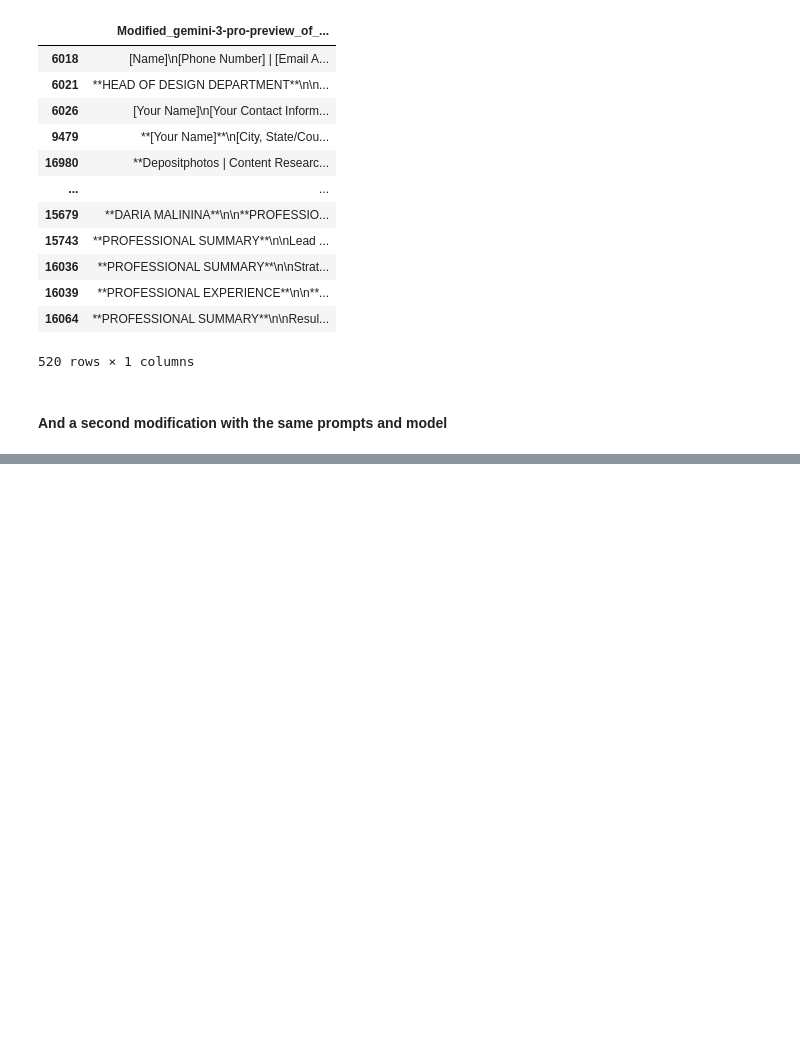
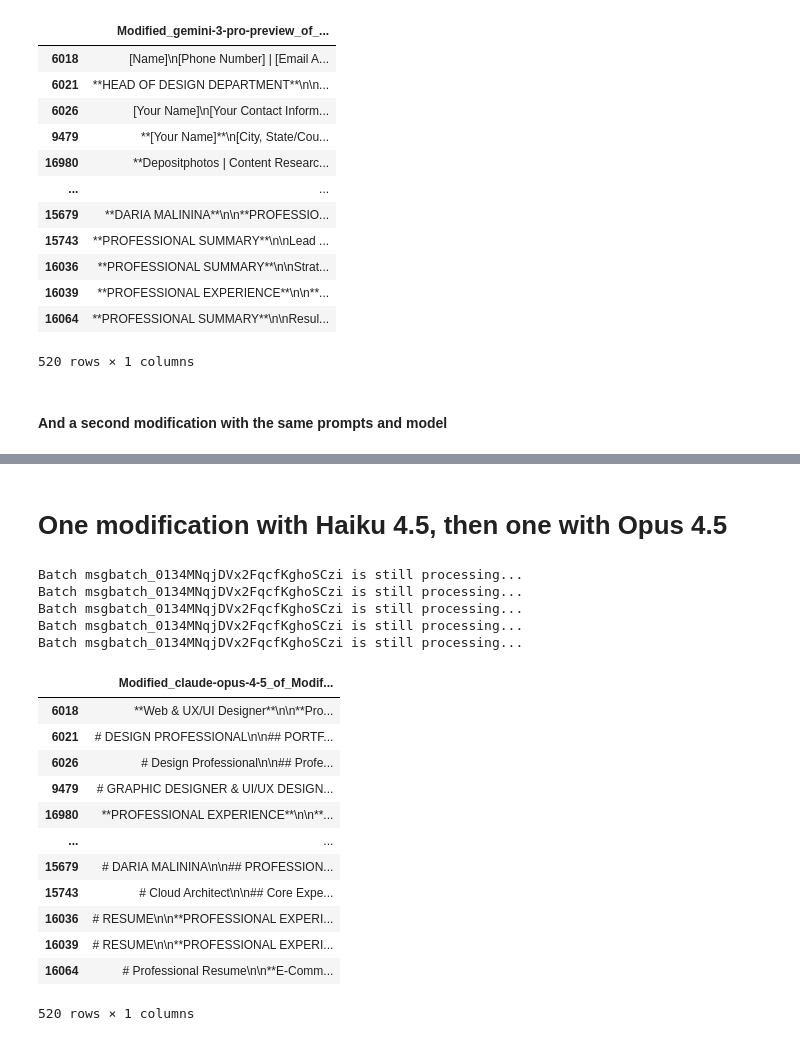
Before and after one commit to pvdklei/FACT, a Jupyter notebook: pepijn/modify.ipynb, the cells around one changed output, grey strips where cells are left out. Saved outputs shown, nothing was run; the diff lists cells and outputs as text; code cells hidden in the pictures; blank space fills up the shorter version.

```diff
--- a/pepijn/modify.ipynb
+++ b/pepijn/modify.ipynb
@@ -663,0 +718,34 @@ finish_experiment_gemini(
+# %% [markdown]
+# One modification with Haiku 4.5, then one with Opus 4.5
+# %%
+once_modified_haiku_doordash_df = pd.read_csv(
+    os.path.join(MODIFIED_CVS_FOLDER, "haiku_doordash_pm.csv"), index_col=0
+)
+once_modified_haiku_google_ux_df = pd.read_csv(
+    os.path.join(MODIFIED_CVS_FOLDER, "haiku_google_ux.csv"), index_col=0
+)
+# %%
+run_experiment(
+    df=once_modified_haiku_doordash_df,
+    client=opus_4_5_modification_client_doordash,
+    save_to=os.path.join(MODIFIED_CVS_FOLDER, "twice_haiku_opus_doordash_pm.csv"),
+)
+# %% [output]
+Batch msgbatch_0134MNqjDVx2FqcfKghoSCzi is still processing...
+Batch msgbatch_0134MNqjDVx2FqcfKghoSCzi is still processing...
+Batch msgbatch_0134MNqjDVx2FqcfKghoSCzi is still processing...
+Batch msgbatch_0134MNqjDVx2FqcfKghoSCzi is still processing...
+Batch msgbatch_0134MNqjDVx2FqcfKghoSCzi is still processing...
+|  | Modified_claude-opus-4-5_of_Modif... |
+| 6018 | **Web & UX/UI Designer**\n\n**Pro... |
+| 6021 | # DESIGN PROFESSIONAL\n\n## PORTF... |
+| 6026 | # Design Professional\n\n## Profe... |
+| 9479 | # GRAPHIC DESIGNER & UI/UX DESIGN... |
+| 16980 | **PROFESSIONAL EXPERIENCE**\n\n**... |
+| ... | ... |
+| 15679 | # DARIA MALININA\n\n## PROFESSION... |
+| 15743 | # Cloud Architect\n\n## Core Expe... |
+| 16036 | # RESUME\n\n**PROFESSIONAL EXPERI... |
+| 16039 | # RESUME\n\n**PROFESSIONAL EXPERI... |
+| 16064 | # Professional Resume\n\n**E-Comm... |
+520 rows × 1 columns
```
Also changed, not shown: parts of 18 cells of this notebook, 19 other files.
